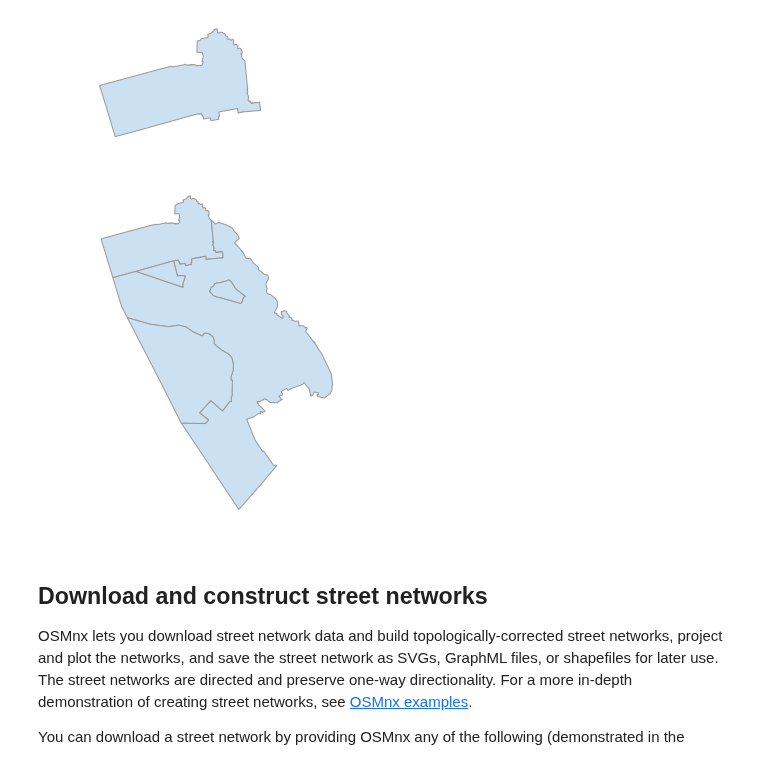
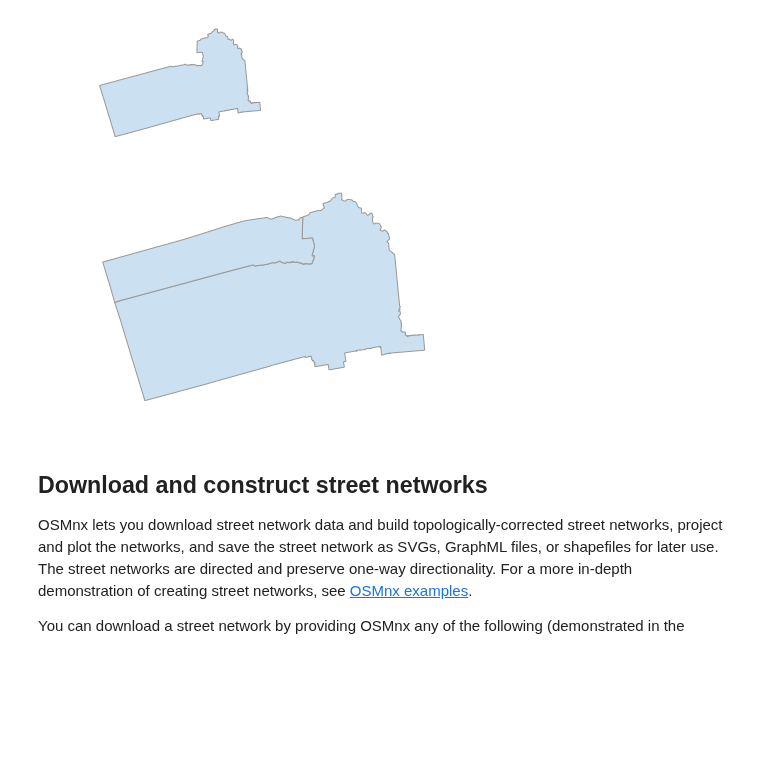
Before and after one commit to waddell/urban-informatics-and-visualization, a Jupyter notebook: 12-osmnx/osmnx-tutorial.ipynb, the cells around one changed output. Cells and saved outputs as stored; diff of their text form; code cells hidden in the pictures; blank space fills up the shorter version.

```diff
--- a/12-osmnx/osmnx-tutorial.ipynb
+++ b/12-osmnx/osmnx-tutorial.ipynb
@@ -52,16 +31,13 @@ fig, ax = ox.plot_shape(city, figsize=(3,3))
 # %%
 # get the boundary polygons for multiple cities, save as shapefile, project to UTM, and plot
 place_names = ['Berkeley, California, USA',
-               'Oakland, California, USA',
-               'Piedmont, California, USA',
-               'Emeryville, California, USA',
-               'Alameda, Alameda County, CA, USA']
+               'Albany, California, USA']
 east_bay = ox.gdf_from_places(place_names)
 ox.save_gdf_shapefile(east_bay)
 east_bay = ox.project_gdf(east_bay)
 fig, ax = ox.plot_shape(east_bay)
 # %% [output]
-[figure, old version]
+[figure, new version]
 # %% [markdown]
 ## Download and construct street networks
 
```
Also changed, not shown: parts of 34 cells of this notebook.
